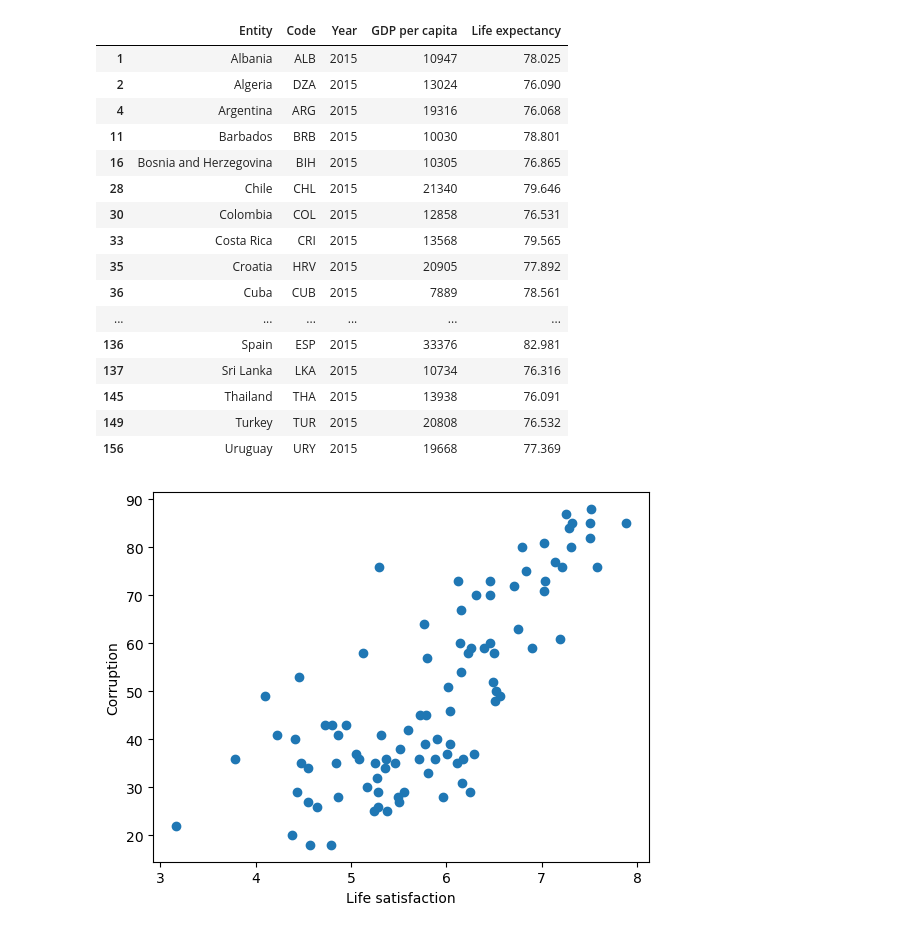
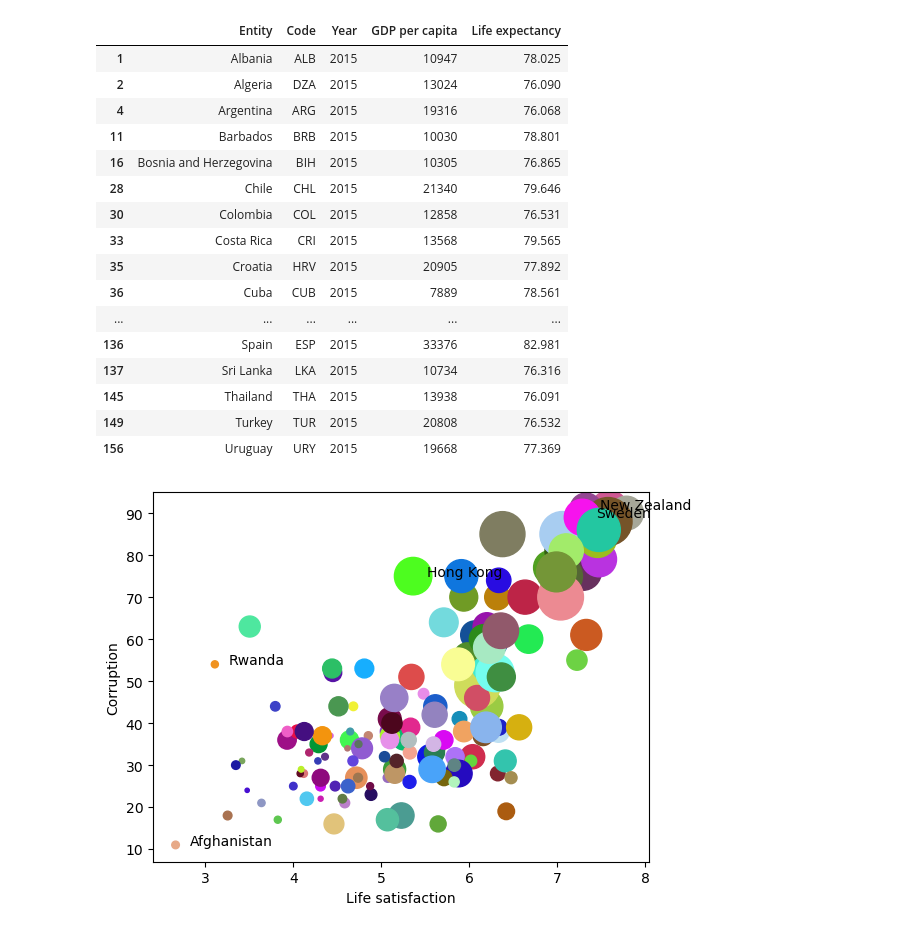
Before and after one commit to Noxemia/DAT405-Intro-DS-AI, a Jupyter notebook: Assignment 1.ipynb, the cells around one changed output. Cells and saved outputs as stored; diff of their text form; code cells hidden in the pictures.

Commit message:
some more plots

```diff
--- a/Assignment 1.ipynb
+++ b/Assignment 1.ipynb
@@ -9,26 +9,26 @@ le = pd.read_csv("./datasets/life-expectancy.csv")
 le = le[le["Year"] == 2015]
 le = le.drop(columns = ["Code", "Year"]) # Remove duplicate colums
 
-gdp = gdp.merge(le, left_on="Entity", right_on="Entity") # Merge life expectancy and GDP
+gdple = gdp.merge(le, left_on="Entity", right_on="Entity") # Merge life expectancy and GDP
 
-world_index = gdp["Entity"].tolist().index("World")
-gdp.drop([world_index, world_index+1]) # Remove the totaled world data
+world_index = gdple["Entity"].tolist().index("World")
+gdple.drop([world_index, world_index+1]) # Remove the totaled world data
 
-x = np.array(gdp["GDP per capita"])
-y = np.array(gdp["Life expectancy"])
+x = np.array(gdple["GDP per capita"])
+y = np.array(gdple["Life expectancy"])
 
 plt.scatter(x,y)
 plt.xlabel("GDP per capita")
 plt.ylabel("Life expectancy")
 plt.show()
 
-lestd = np.std(gdp["Life expectancy"]) # Compoute standard diveation
-lemean = np.mean(gdp["Life expectancy"]) # Compoute mean
+lestd = np.std(gdple["Life expectancy"]) # Compoute standard diveation
+lemean = np.mean(gdple["Life expectancy"]) # Compoute mean
 
-tmp = gdp[gdp["Life expectancy"] >= lemean + lestd]
+tmp = gdple[gdple["Life expectancy"] >= lemean + lestd]
 display(tmp) # Countries that have life expectancy higher than one standard deviation above the mean
 
-tmp = gdp[gdp["Life expectancy"] >= lemean + lestd/2]
+tmp = gdple[gdple["Life expectancy"] >= lemean + lestd/2]
 tmp = tmp[tmp["GDP per capita"] <= 35000]
 display(tmp)# Countries that have high life expectancy but have low GDP
 
@@ -37,28 +37,54 @@ display(tmp)# Countries that have high life expectancy but have low GDP
 cor = pd.read_csv("./datasets/TI-corruption-perception-index.csv")
 hap = pd.read_csv("./datasets/happiness-cantril-ladder.csv")
 
-cor = cor[cor["Year"] == 2018]
-hap = hap[hap["Year"] == 2018]
+cor = cor[cor["Year"] == 2015]
+hap = hap[hap["Year"] == 2015]
 hap = hap.drop(columns = ["Code", "Year"]) # Remove duplicate colums
 
-cor = cor.merge(hap, left_on="Entity", right_on="Entity") # Merge life expectancy and GDP
+cor = cor.merge(hap, left_on="Entity", right_on="Entity")
+tmp = gdp.drop(columns = ["Code", "Year"])
+cor = cor.merge(tmp, left_on="Entity", right_on="Entity") # add gdp to the table
 
 xs = np.array(cor["Life satisfaction"])
 ys = np.array(cor["Corruption"])
-zs = np.array(cor["Entity"])
+c = np.array(cor["Entity"])
+gdps = np.array(cor["GDP per capita"])
 
-plt.scatter(xs,ys)
+plt.scatter(xs,ys, s=(gdps/64), c=np.random.rand(len(xs),3))
+plt.xlabel("Life satisfaction")
+plt.ylabel("Corruption")
+
+#for x,y,z in zip(xs,ys, c): # Print all countries names next to the point
+#    label = f"{z}"
+#    plt.annotate(label, (x,y), textcoords="offset points", xytext=(10,0), ha='left')
+
+plt.annotate("New Zealand", (7.327183,91), textcoords="offset points", xytext=(10,0), ha='left')
+plt.annotate("Sweden", (7.286805, 89), textcoords="offset points", xytext=(10,0), ha='left')
+plt.annotate("Afghanistan", (2.661718, 11), textcoords="offset points", xytext=(10,0), ha='left')
+plt.annotate("Hong Kong", (5.36247491836548,75), textcoords="offset points", xytext=(10,0), ha='left')
+plt.annotate("Rwanda", (3.10837388038635,54), textcoords="offset points", xytext=(10,0), ha='left')
+plt.show()
+
+corstd = np.std(cor["Corruption"]) # Compoute standard diveation
+cormean = np.mean(cor["Corruption"]) # Compoute mean
+
+tmp = cor[cor["Corruption"] >= cormean + corstd]
+tmp = tmp.sort_values(by=["Corruption"], ascending=False)
+display(tmp) # least corrupt countries sorted by corruption
+
+
+gdpstd = np.std(gdp["GDP per capita"]) # Compoute standard diveation
+gdpmean = np.mean(gdp["GDP per capita"]) # Compoute mean
+
+tmp = cor[cor["GDP per capita"] >= gdpmean]
+xs = np.array(tmp["Life satisfaction"])
+ys = np.array(tmp["Corruption"])
+gdps = np.array(tmp["GDP per capita"])
+plt.scatter(xs,ys, s=(gdps/64), c=np.random.rand(len(xs),3)) # Plot all countries with GDP higer than the mean
+plt.xlim(2.5, 8)
 plt.xlabel("Life satisfaction")
 plt.ylabel("Corruption")
 plt.show()
-
-#for x,y,z in zip(xs,ys, zs):
-#    label = f"{z}"
-#    plt.annotate(label, (x,y), textcoords="offset points", xytext=(10,0), ha='left')
-plt.annotate("Hong Kong", (5.29534149169922,76), textcoords="offset points", xytext=(10,0), ha='left')
-plt.annotate("Zimbabwe", (3.15980219841003,22), textcoords="offset points", xytext=(10,0), ha='left')
-plt.annotate("Sweden", (7.31434106826782,85), textcoords="offset points", xytext=(10,0), ha='left')
-plt.annotate("Denmark", (7.5146312713623,88), textcoords="offset points", xytext=(10,0), ha='left')
 
 # --------- Vaccination vs Covid Deaths ---------
 
@@ -73,31 +99,31 @@ cov = pd.read_csv("./datasets/owid-covid-data.csv")
 | 24 | Canada | CAN | 2015 | 42844 | 82.026 |
 | 37 | Cyprus | CYP | 2015 | 25903 | 80.350 |
 | 39 | Denmark | DNK | 2015 | 44939 | 80.475 |
 | 49 | Finland | FIN | 2015 | 37920 | 81.196 |
 | 50 | France | FRA | 2015 | 38448 | 82.224 |
 | 54 | Germany | DEU | 2015 | 46426 | 80.770 |
 | 56 | Greece | GRC | 2015 | 24545 | 81.548 |
 | ... | ... | ... | ... | ... | ... |
 | 135 | South Korea | KOR | 2015 | 35316 | 82.100 |
 | 136 | Spain | ESP | 2015 | 33376 | 82.981 |
 | 139 | Sweden | SWE | 2015 | 43464 | 82.251 |
 | 140 | Switzerland | CHE | 2015 | 61476 | 83.142 |
 | 154 | United Kingdom | GBR | 2015 | 38749 | 81.052 |
 |  | Entity | Code | Year | GDP per capita | Life expectancy |
 | 1 | Albania | ALB | 2015 | 10947 | 78.025 |
 | 2 | Algeria | DZA | 2015 | 13024 | 76.090 |
 | 4 | Argentina | ARG | 2015 | 19316 | 76.068 |
 | 11 | Barbados | BRB | 2015 | 10030 | 78.801 |
 | 16 | Bosnia and Herzegovina | BIH | 2015 | 10305 | 76.865 |
 | 28 | Chile | CHL | 2015 | 21340 | 79.646 |
 | 30 | Colombia | COL | 2015 | 12858 | 76.531 |
 | 33 | Costa Rica | CRI | 2015 | 13568 | 79.565 |
 | 35 | Croatia | HRV | 2015 | 20905 | 77.892 |
 | 36 | Cuba | CUB | 2015 | 7889 | 78.561 |
 | ... | ... | ... | ... | ... | ... |
 | 136 | Spain | ESP | 2015 | 33376 | 82.981 |
 | 137 | Sri Lanka | LKA | 2015 | 10734 | 76.316 |
 | 145 | Thailand | THA | 2015 | 13938 | 76.091 |
 | 149 | Turkey | TUR | 2015 | 20808 | 76.532 |
 | 156 | Uruguay | URY | 2015 | 19668 | 77.369 |
-[figure, old version]
+[figure, new version]
```
Also changed, not shown: parts of 1 cell of this notebook.
